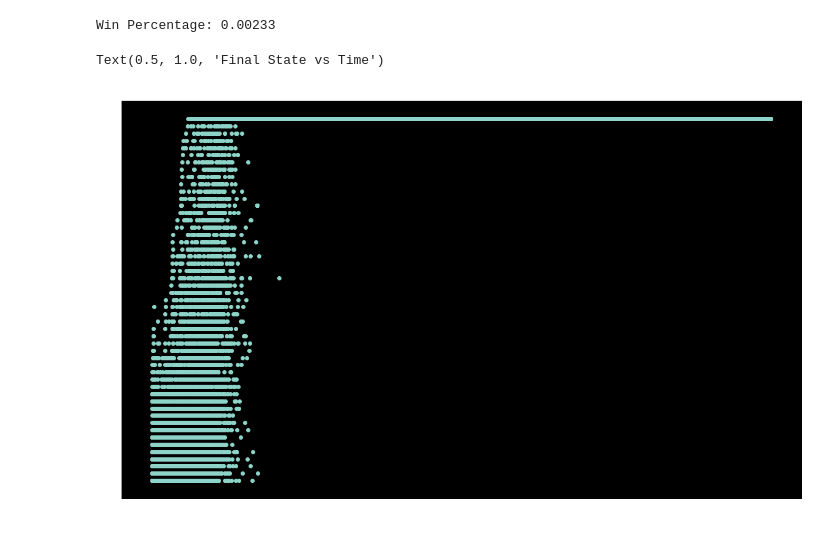
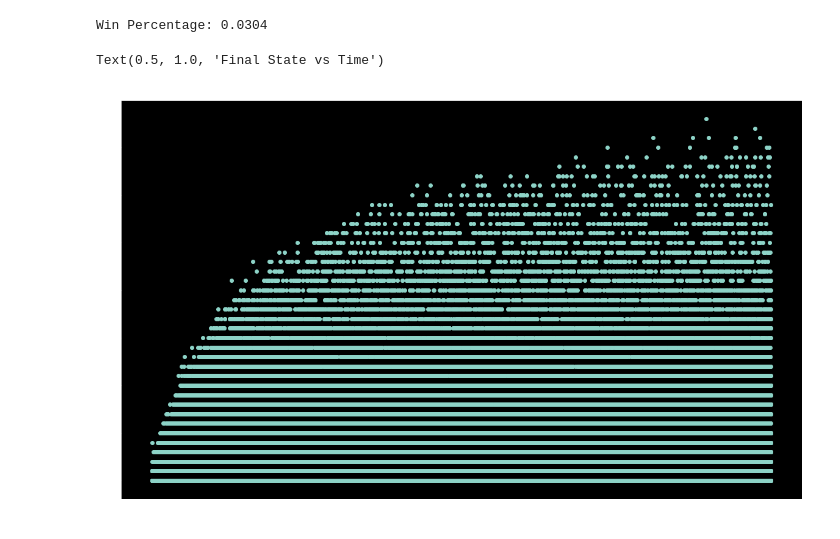
Before and after one commit to EricaHD/GettingGoodAtGoogol, a Jupyter notebook: SarsaTraining.ipynb, the cells around one changed output. Cells and saved outputs as stored; diff of their text form; code cells hidden in the pictures.

```diff
--- a/SarsaTraining.ipynb
+++ b/SarsaTraining.ipynb
@@ -11,24 +11,24 @@ import matplotlib.pyplot as plt
 %matplotlib inline
 plt.style.use(['dark_background'])
 # %%
-reward_fn =lambda win: 50 if win else -1
+reward_fn =lambda win: 1 if win else -1
 # %%
 game = Game(lo=1, hi=1000, n_states=50, replace=False, reward_fn=reward_fn)
 # %%
-agent = QAgent(alpha=0.1, gamma=0.15, eps=0.3, eps_decay=1e-5, s_cost=0)
+agent = QAgent(alpha=0.1, gamma=0.3, eps=0.3, eps_decay=1e-5, s_cost=0)
 
 n_games = 100000
 
 game.autoTrain(agent, n_games)
 
 print("Win Percentage: {:.3}".format(agent.wins/n_games))
 
 plt.figure(figsize=(20,12))
 plt.scatter(np.arange(len(agent.final_state)), agent.final_state)
 plt.ylabel("Final State")
 plt.xlabel("Time")
 plt.title("Final State vs Time")
 # %% [output]
-Win Percentage: 0.00233
+Win Percentage: 0.0304
 Text(0.5, 1.0, 'Final State vs Time')
-[figure, old version]
+[figure, new version]
```
Also changed, not shown: parts of 1 cell of this notebook, 2 other files.
